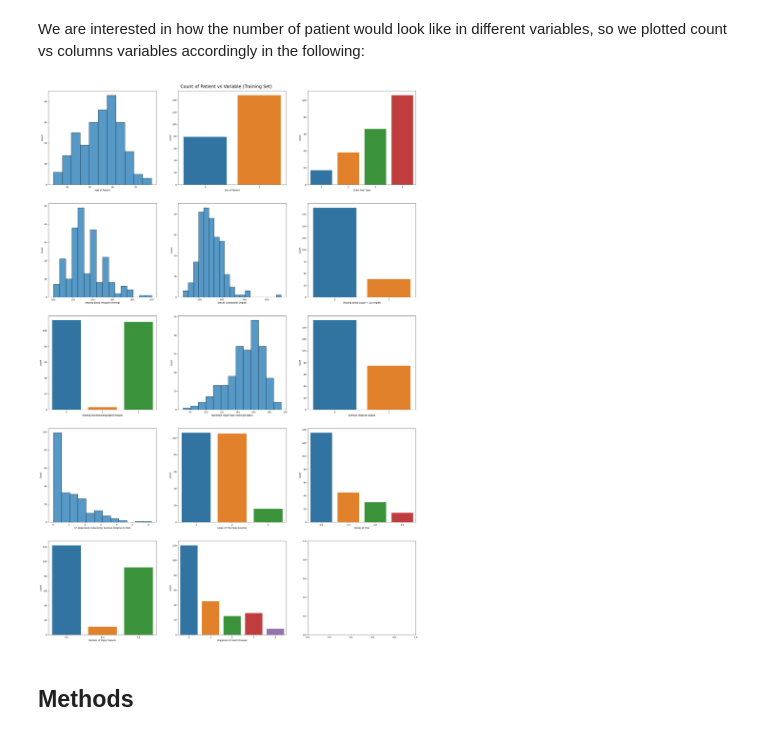
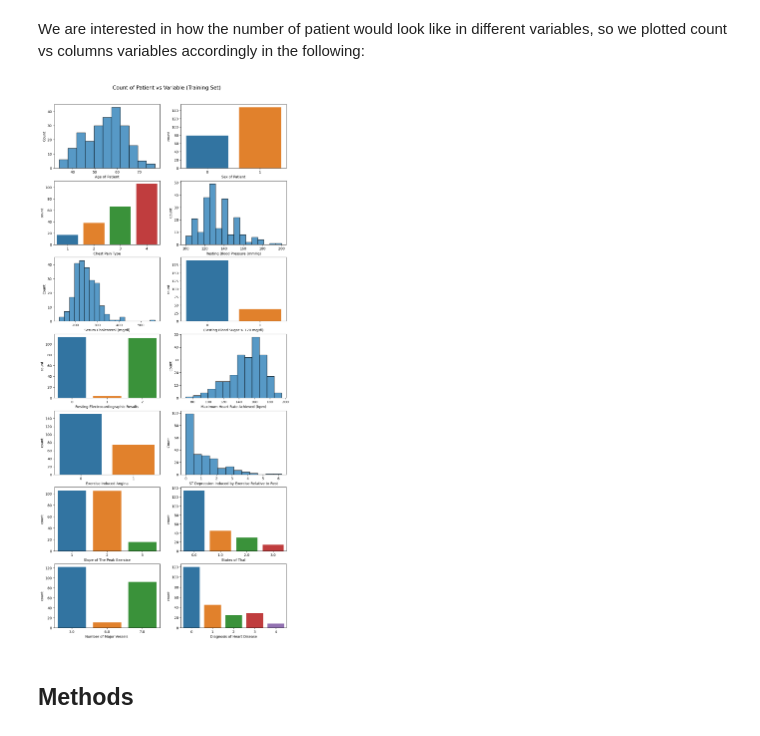
Before and after one commit to ChungYuEricson/dsci100, a Jupyter notebook: Group_Project.ipynb, the cells around one changed output. Drawn from its saved outputs; the diff is of its cells as text; code cells hidden in the pictures.

```diff
--- a/Group_Project.ipynb
+++ b/Group_Project.ipynb
@@ -185,21 +185,21 @@ details(heart_train)
 We are interested in how the number of patient would look like in different variables, so we plotted count vs columns variables accordingly in the following:
 # %%
 columns= ['age', 'sex', 'cp', 'trestbps', 'chol', 'fbs', 'restecg', 'thalach','exang', 'oldpeak', 'slope', 'ca', 'thal', 'num']
-fig, ax = plt.subplots(5, 3, figsize=(30, 40))
+fig, ax = plt.subplots(7, 2, figsize=(12, 25))
 ax = ax.flatten()
-fig.subplots_adjust(top=0.97)
-fig.suptitle("Count of Patient vs Variable (Training Set)",fontsize = 20)
+fig.subplots_adjust(top=0.95)
+fig.suptitle("Count of Patient vs Variable (Training Set)",fontsize = 15)
 
 new_labels = ['Age of Patient', 'Sex of Patient', 'Chest Pain Type', 'Resting Blood Pressure (mmHg)', 'Serum Cholesterol (mg/dl)', '(Fasting Blood Sugar > 120 mg/dl)', 'Resting Electrocardiographic Results', 'Maximum Heart Rate Achieved (bpm)', 'Exercise Induced Angina', 'ST Depression Induced by Exercise Relative to Rest', 'Slope of The Peak Exercise', 'States of Thal', 'Number of Major Vessels ', 'Diagnosis of Heart Disease']
 
 for i, f in enumerate(columns):
     if heart_train[f].nunique() > 10:
         sns.histplot(heart_train, ax=ax[i], x=f)
     else:
         sns.countplot(data=heart_train, ax=ax[i], x=f)
     ax[i].set_xlabel(new_labels[i])
 # %% [output]
-[figure, old version]
+[figure, new version]
 # %% [markdown]
 ## Methods
 # %% [markdown]
```
Also changed, not shown: parts of 1 cell of this notebook.
